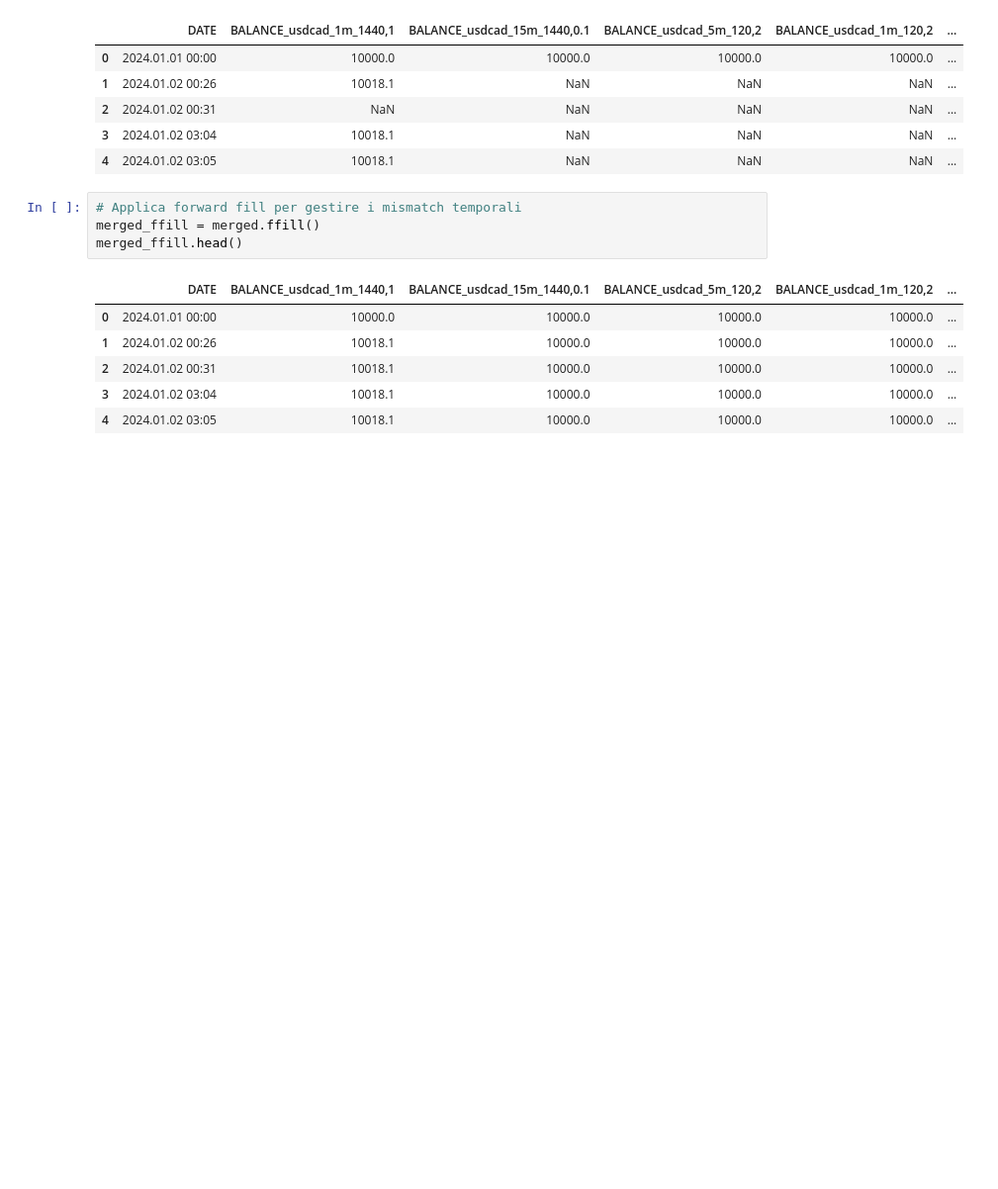
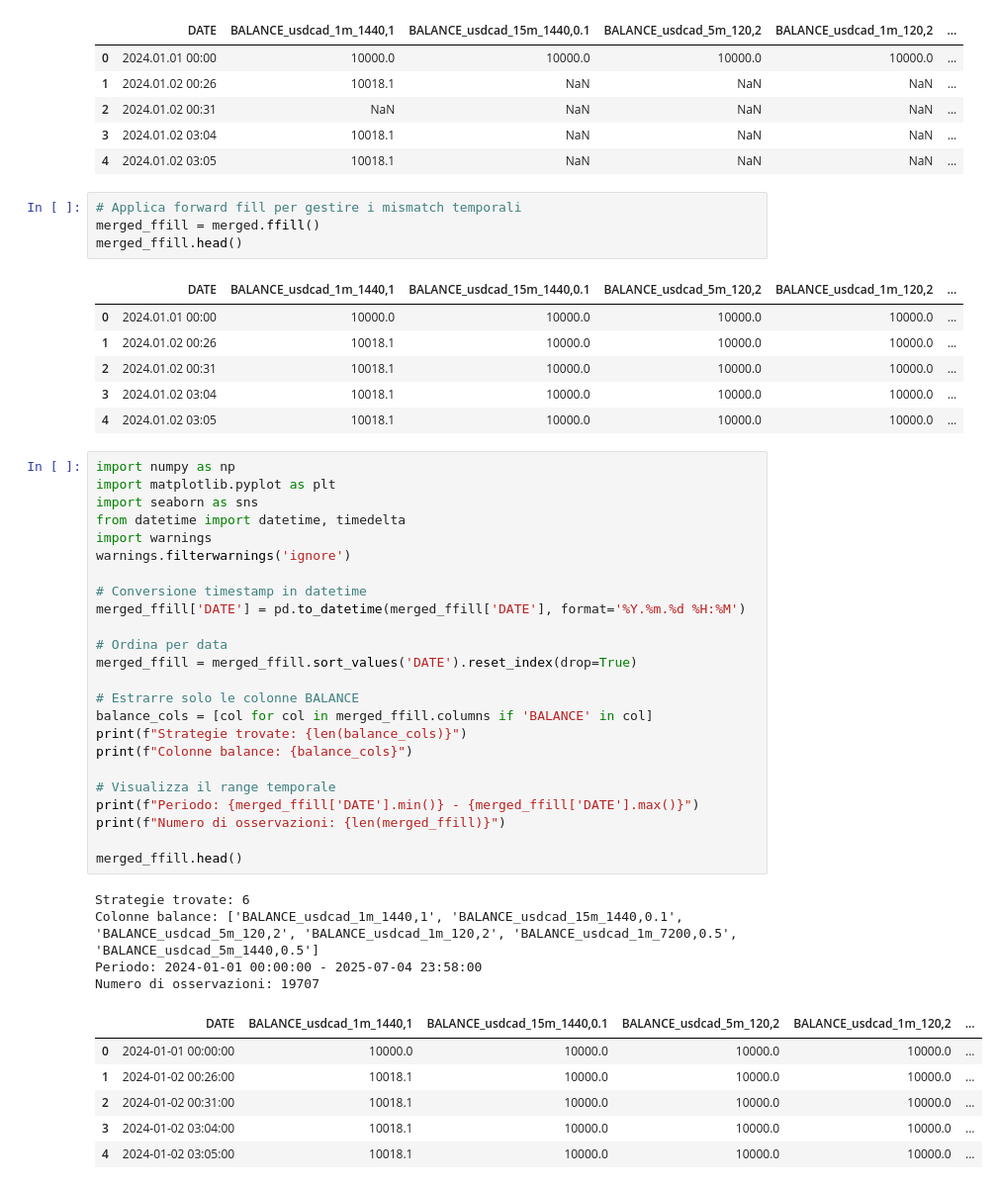
Before and after one commit to edoardoCame/bollingerBands, a Jupyter notebook: notebooks/dynamic rebalance.ipynb, the cells around one changed output. Shown at 99% size. Saved outputs shown, nothing was run; the diff lists cells and outputs as text; blank space fills up the shorter version.

```diff
--- a/notebooks/dynamic rebalance.ipynb
+++ b/notebooks/dynamic rebalance.ipynb
@@ -53,3 +53,38 @@ merged_ffill.head()
 | 2 | 2024.01.02 00:31 | 10018.1 | 10000.0 | 10000.0 | 10000.0 | ... |
 | 3 | 2024.01.02 03:04 | 10018.1 | 10000.0 | 10000.0 | 10000.0 | ... |
 | 4 | 2024.01.02 03:05 | 10018.1 | 10000.0 | 10000.0 | 10000.0 | ... |
+# %%
+import numpy as np
+import matplotlib.pyplot as plt
+import seaborn as sns
+from datetime import datetime, timedelta
+import warnings
+warnings.filterwarnings('ignore')
+
+# Conversione timestamp in datetime
+merged_ffill['DATE'] = pd.to_datetime(merged_ffill['DATE'], format='%Y.%m.%d %H:%M')
+
+# Ordina per data
+merged_ffill = merged_ffill.sort_values('DATE').reset_index(drop=True)
+
+# Estrarre solo le colonne BALANCE
+balance_cols = [col for col in merged_ffill.columns if 'BALANCE' in col]
+print(f"Strategie trovate: {len(balance_cols)}")
+print(f"Colonne balance: {balance_cols}")
+
+# Visualizza il range temporale
+print(f"Periodo: {merged_ffill['DATE'].min()} - {merged_ffill['DATE'].max()}")
+print(f"Numero di osservazioni: {len(merged_ffill)}")
+
+merged_ffill.head()
+# %% [output]
+Strategie trovate: 6
+Colonne balance: ['BALANCE_usdcad_1m_1440,1', 'BALANCE_usdcad_15m_1440,0.1', 'BALANCE_usdcad_5m_120,2', 'BALANCE_usdcad_1m_120,2', 'BALANCE_usdcad_1m_7200,0.5', 'BALANCE_usdcad_5m_1440,0.5']
+Periodo: 2024-01-01 00:00:00 - 2025-07-04 23:58:00
+Numero di osservazioni: 19707
+|  | DATE | BALANCE_usdcad_1m_1440,1 | BALANCE_usdcad_15m_1440,0.1 | BALANCE_usdcad_5m_120,2 | BALANCE_usdcad_1m_120,2 | ... |
+| 0 | 2024-01-01 00:00:00 | 10000.0 | 10000.0 | 10000.0 | 10000.0 | ... |
+| 1 | 2024-01-02 00:26:00 | 10018.1 | 10000.0 | 10000.0 | 10000.0 | ... |
+| 2 | 2024-01-02 00:31:00 | 10018.1 | 10000.0 | 10000.0 | 10000.0 | ... |
+| 3 | 2024-01-02 03:04:00 | 10018.1 | 10000.0 | 10000.0 | 10000.0 | ... |
+| 4 | 2024-01-02 03:05:00 | 10018.1 | 10000.0 | 10000.0 | 10000.0 | ... |
```
Also changed, not shown: parts of 6 cells of this notebook.
